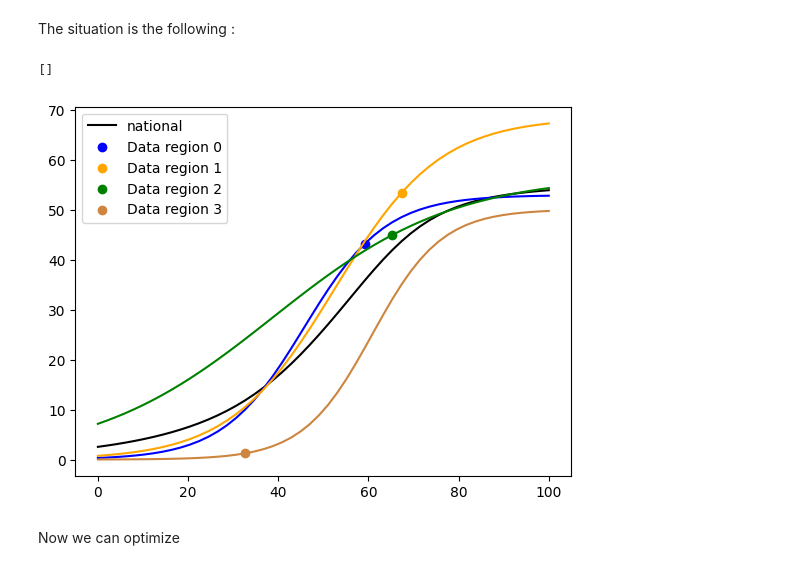
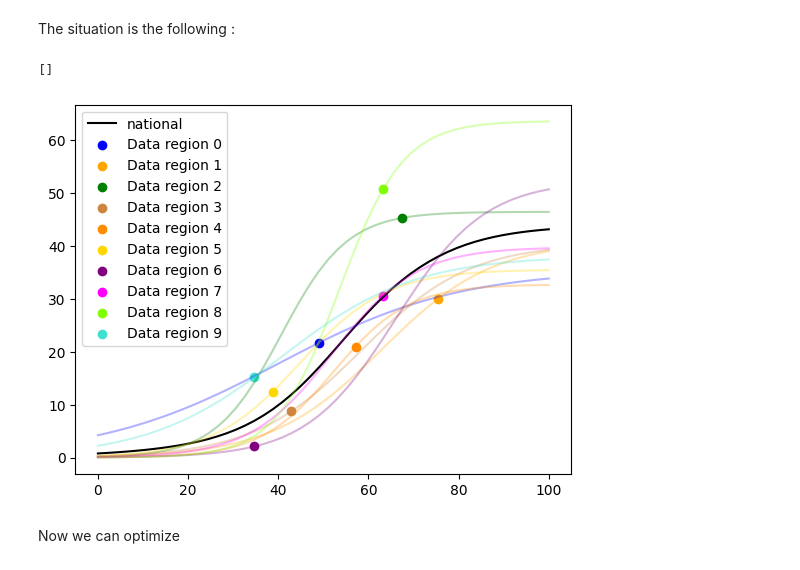
Before and after one commit to ohauterville/spatialization_module_cluster, a Jupyter notebook: regional_logistic.ipynb, the cells around one changed output. Saved outputs shown, nothing was run; the diff lists cells and outputs as text; code cells hidden in the pictures.

```diff
--- a/regional_logistic.ipynb
+++ b/regional_logistic.ipynb
@@ -19,3 +17,5 @@ nb_reg = 4
+# %%
+rng = np.random.default_rng(42)  # Create a reproducible random generator
 # %%
 colors_reg = ["blue", "orange", "green",
     "peru", "darkorange", "gold", "purple", "magenta", "chartreuse", "turquoise", "darkcyan", "deepskyblue",
@@ -27,15 +34,11 @@ x = np.linspace(0, 100)
 def logistic(x, s, k, x0):
     return s / (1 + np.exp(-k*(x-x0)))
 # %%
-# definition of the 3 logistical parameters
-k = 0.1 # the rate
-s = 50  # the saturation
-x0 = 50 # the inflection point
+nb_reg = 10 # number of regions
+nb_points = 1 # number of data points per function
 
-nb_vars = 3 # the number of variables to fit, here 3
-
-
-population_ = np.random.randint(1, 8, size=nb_reg).tolist()
+# randomly distribute the population over the regions
+population_ = rng.integers(1, 10, size=nb_reg).tolist()
 
 # definition of the ratio of the population of the two regions. The sum must be 1
 alpha_ = population_/np.sum(population_)
@@ -44,15 +47,20 @@ regional_logistics_ = []
 national_logistic = np.zeros_like(x)
 data_x_ = []
 data_y_ = []
-nb_points = 1
 
 for i in range(nb_reg):
-    y = logistic(x, np.random.normal(s, 10, nb_points), max( 0.05, np.random.normal(k, .05, nb_points)), np.random.normal(x0, 10, nb_points))
+    y = logistic(x, rng.normal(s, 10), max( 0.05, rng.normal(k, .05)), rng.normal(x0, 10))
     regional_logistics_.append(y)
-    _idx = np.random.randint(15, len(x)-10)
-    data_x_.append(x[_idx])
-    data_y_.append(y[_idx])
 
+    point_x_ = []
+    point_y_ = []
+    for ii in range(nb_points):
+        _idx = rng.integers(15, len(x)-10)
+        point_x_.append(x[_idx])
+        point_y_.append(y[_idx])
+
+    data_x_.append(point_x_)
+    data_y_.append(point_y_)
     national_logistic += alpha_[i]*y
 # %%
 def objective(vars):
@@ -72,15 +80,15 @@ The situation is the following :
 # %%
 plt.plot(x, national_logistic, color="k", label="national")
 
 for i in range(nb_reg):
     plt.scatter(data_x_[i], data_y_[i], color=colors_reg[i], label=f"Data region {i}")
-    plt.plot(x, regional_logistics_[i], color=colors_reg[i])
+    plt.plot(x, regional_logistics_[i], color=colors_reg[i], alpha=0.3)
 
 plt.legend()
 plt.plot()
 # %% [output]
 []
-[figure, old version]
+[figure, new version]
 # %% [markdown]
 Now we can optimize
 # %%
```
Also changed, not shown: parts of 8 cells of this notebook, 1 other file.
